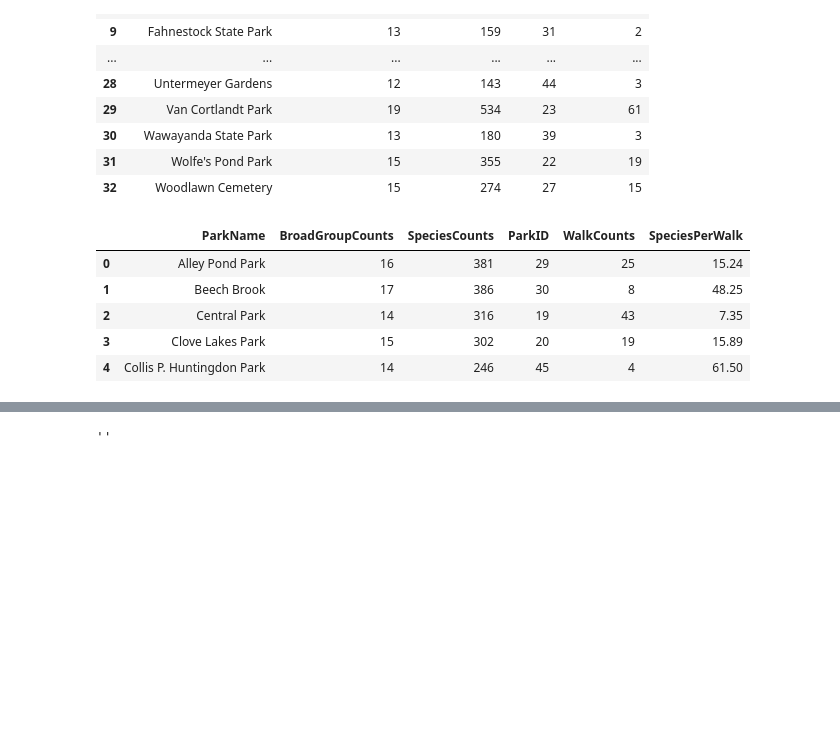
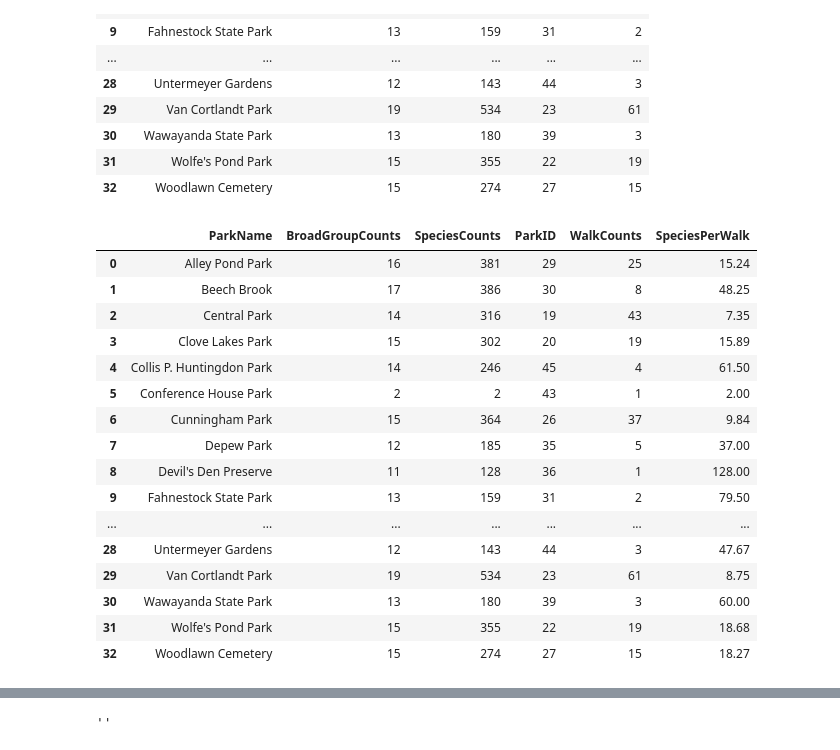
Before and after one commit to newyorkmyc/walks-list, a Jupyter notebook: mapping.ipynb, the cells around one changed output, grey strips where cells are left out. Cells and saved outputs as stored; diff of their text form; code cells hidden in the pictures; blank space fills up the shorter version.

```diff
--- a/mapping.ipynb
+++ b/mapping.ipynb
@@ -253,14 +280,25 @@ parks_counts
 | 32 | Woodlawn Cemetery | 15 | 274 | 27 | 15 |
 # %%
 parks_counts['SpeciesPerWalk'] = parks_counts.apply(lambda x: round(x['SpeciesCounts']/x['WalkCounts'], 2), axis=1)
-parks_counts.head()
+parks_counts
 # %% [output]
 |  | ParkName | BroadGroupCounts | SpeciesCounts | ParkID | WalkCounts | SpeciesPerWalk |
 | 0 | Alley Pond Park | 16 | 381 | 29 | 25 | 15.24 |
 | 1 | Beech Brook | 17 | 386 | 30 | 8 | 48.25 |
 | 2 | Central Park | 14 | 316 | 19 | 43 | 7.35 |
 | 3 | Clove Lakes Park | 15 | 302 | 20 | 19 | 15.89 |
 | 4 | Collis P. Huntingdon Park | 14 | 246 | 45 | 4 | 61.50 |
+| 5 | Conference House Park | 2 | 2 | 43 | 1 | 2.00 |
+| 6 | Cunningham Park | 15 | 364 | 26 | 37 | 9.84 |
+| 7 | Depew Park | 12 | 185 | 35 | 5 | 37.00 |
+| 8 | Devil's Den Preserve | 11 | 128 | 36 | 1 | 128.00 |
+| 9 | Fahnestock State Park | 13 | 159 | 31 | 2 | 79.50 |
+| ... | ... | ... | ... | ... | ... | ... |
+| 28 | Untermeyer Gardens | 12 | 143 | 44 | 3 | 47.67 |
+| 29 | Van Cortlandt Park | 19 | 534 | 23 | 61 | 8.75 |
+| 30 | Wawayanda State Park | 13 | 180 | 39 | 3 | 60.00 |
+| 31 | Wolfe's Pond Park | 15 | 355 | 22 | 19 | 18.68 |
+| 32 | Woodlawn Cemetery | 15 | 274 | 27 | 15 | 18.27 |
 # %%
 parks_viz = parks_viz.merge(parks_counts[['SpeciesPerWalk','WalkCounts','ParkName']],
                             left_on='propname', right_on='ParkName',
```
Also changed, not shown: parts of 11 cells of this notebook.
